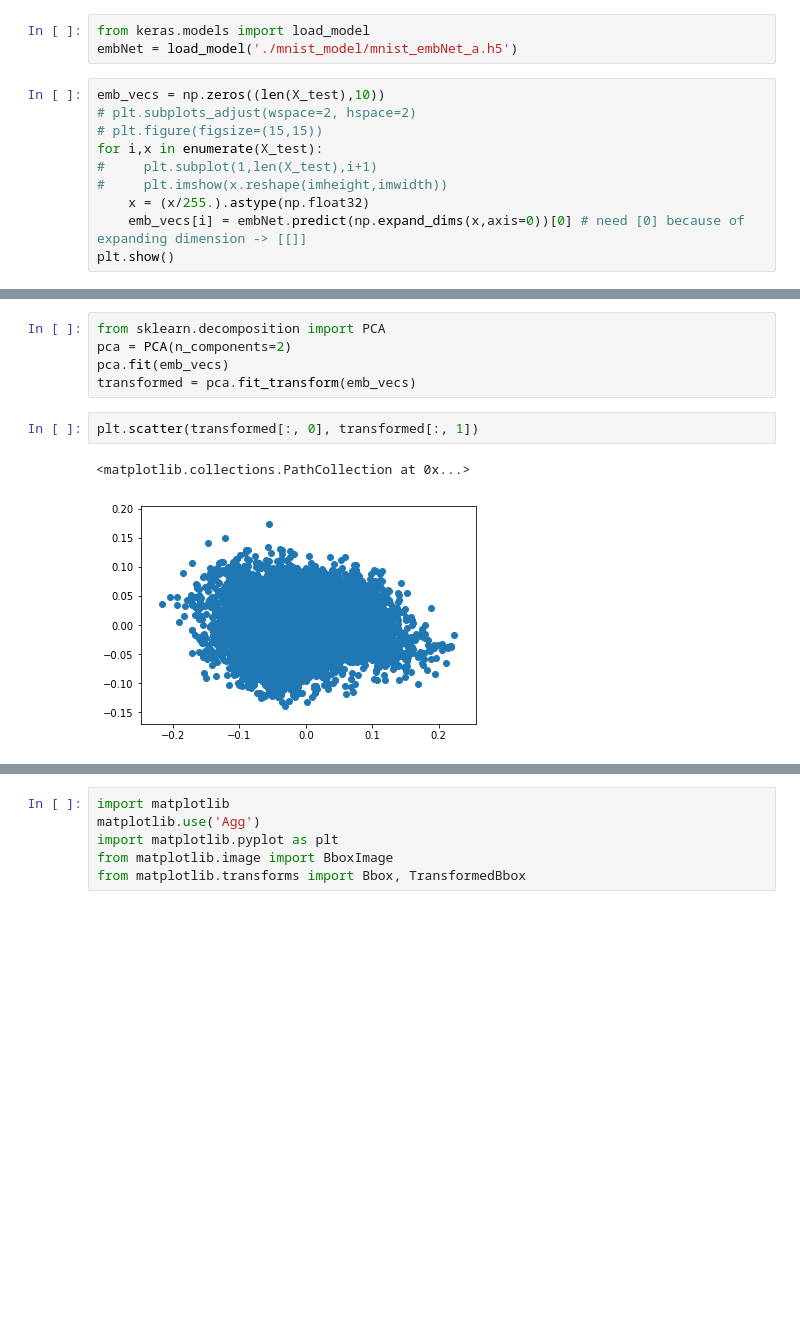
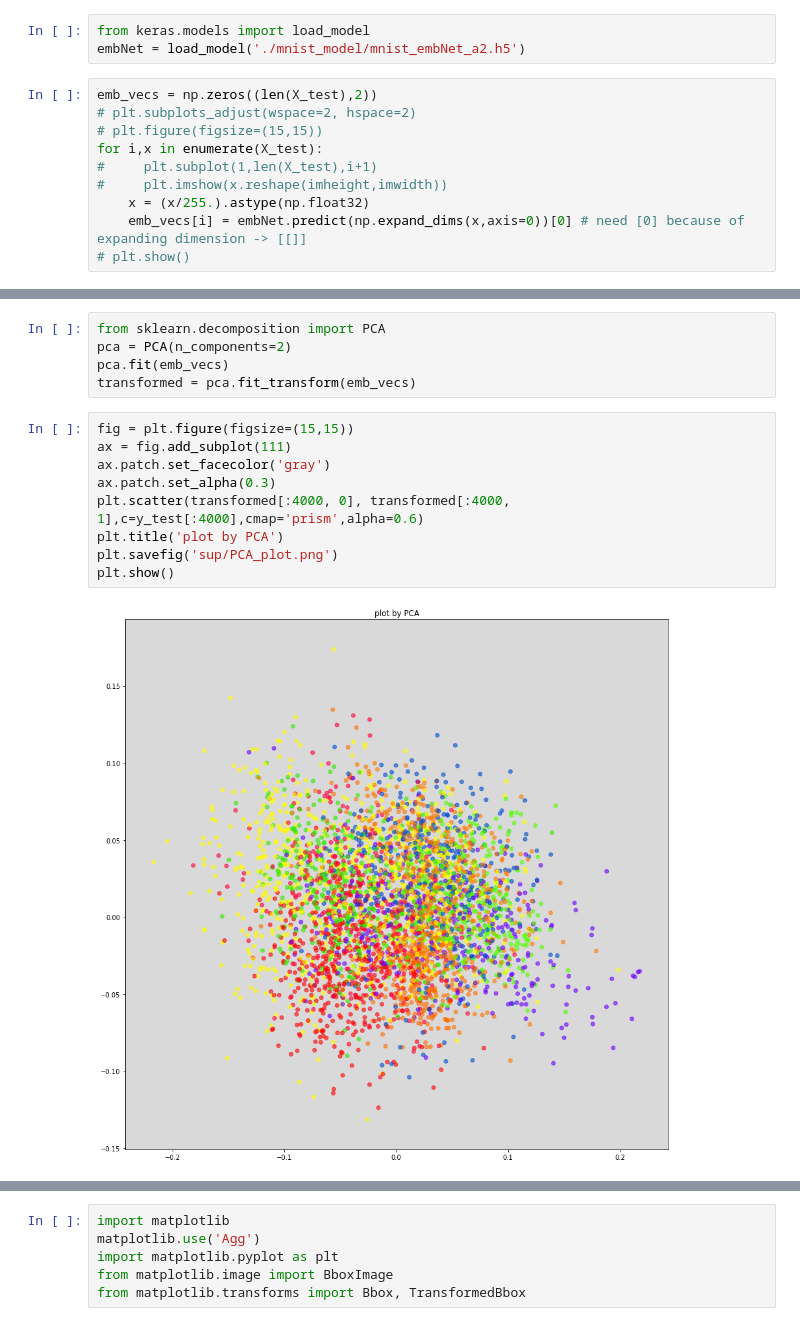
Before and after one commit to zukakosan/tripletNet, a Jupyter notebook: mnisTriplet.ipynb, the cells around one changed output, grey strips where cells are left out. Saved outputs shown, nothing was run; the diff lists cells and outputs as text; blank space fills up the shorter version.

```diff
--- a/mnisTriplet.ipynb
+++ b/mnisTriplet.ipynb
@@ -228,8 +241,8 @@ ResourceExhaustedError: OOM when allocating tensor with shape[100,28,28,32]
 # %%
 from keras.models import load_model
-embNet = load_model('./mnist_model/mnist_embNet_a.h5')
+embNet = load_model('./mnist_model/mnist_embNet_a2.h5')
 # %%
-emb_vecs = np.zeros((len(X_test),10))
+emb_vecs = np.zeros((len(X_test),2))
 # plt.subplots_adjust(wspace=2, hspace=2)
 # plt.figure(figsize=(15,15))
 for i,x in enumerate(X_test):
@@ -237,7 +250,7 @@ for i,x in enumerate(X_test):
 #     plt.imshow(x.reshape(imheight,imwidth))
     x = (x/255.).astype(np.float32)
     emb_vecs[i] = embNet.predict(np.expand_dims(x,axis=0))[0] # need [0] because of expanding dimension -> [[]]
-plt.show()
+# plt.show()
 # %%
 def distance(emb1, emb2):
     return np.sum(np.square(emb1 - emb2))
@@ -292,8 +291,14 @@ from sklearn.decomposition import PCA
 pca = PCA(n_components=2)
 pca.fit(emb_vecs)
 transformed = pca.fit_transform(emb_vecs)
-# %%
-plt.scatter(transformed[:, 0], transformed[:, 1])
-# %% [output]
-<matplotlib.collections.PathCollection at 0x...>
-[figure, removed]
+# %%
+fig = plt.figure(figsize=(15,15))
+ax = fig.add_subplot(111)
+ax.patch.set_facecolor('gray')
+ax.patch.set_alpha(0.3)
+plt.scatter(transformed[:4000, 0], transformed[:4000, 1],c=y_test[:4000],cmap='prism',alpha=0.6)
+plt.title('plot by PCA')
+plt.savefig('sup/PCA_plot.png')
+plt.show()
+# %% [output]
+[figure, added]
```
Also changed, not shown: parts of 7 cells of this notebook, 3 other files.
